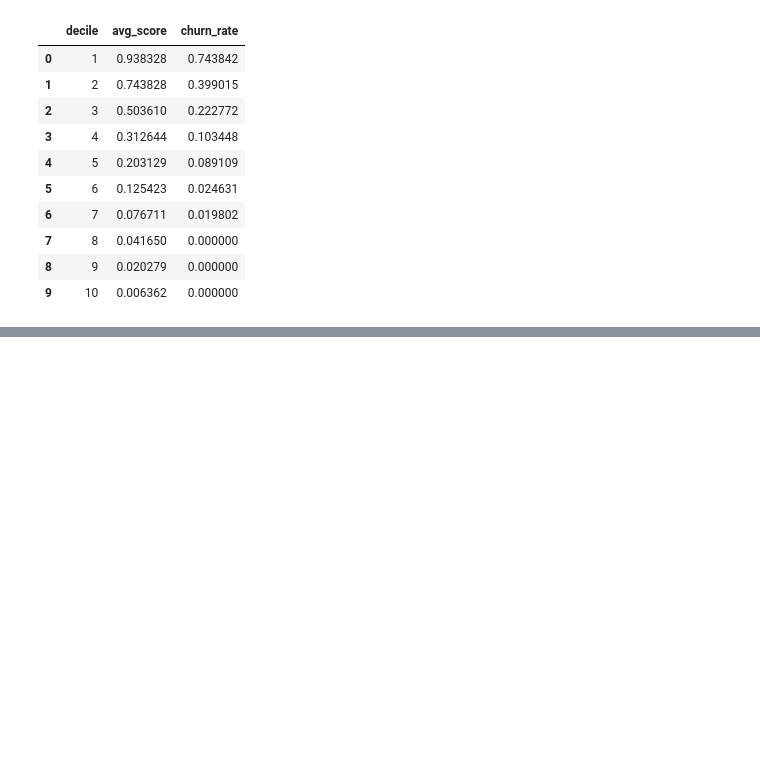
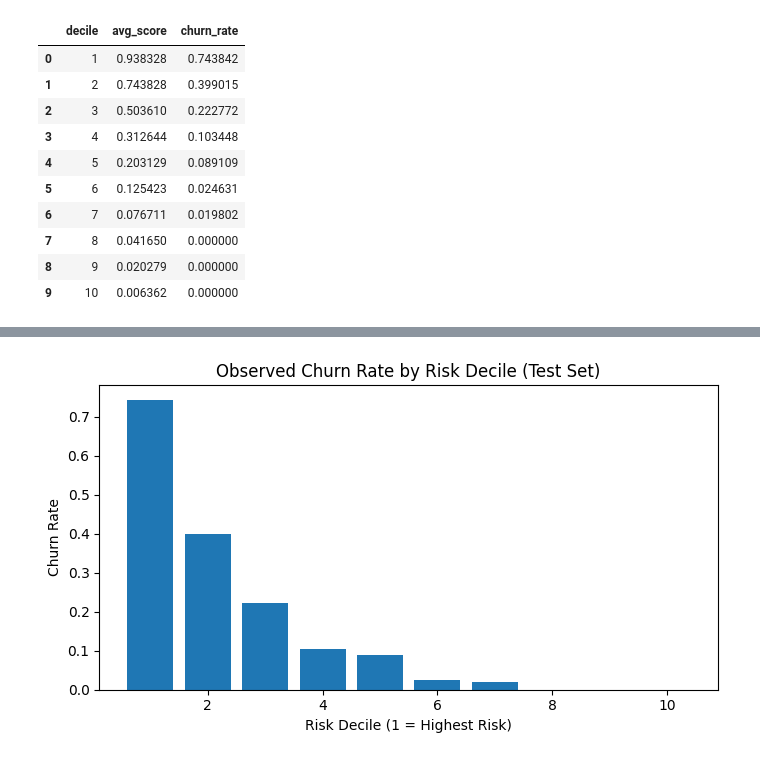
Before and after one commit to Mfouzan/Credit-Card-Churn, a Jupyter notebook: Credit Card.ipynb, the cells around one changed output, grey strips where cells are left out. Drawn from its saved outputs; the diff is of its cells as text; code cells hidden in the pictures; blank space fills up the shorter version.

```diff
--- a/Credit Card.ipynb
+++ b/Credit Card.ipynb
@@ -976,0 +1036,11 @@ decile_lift[["decile", "avg_score", "churn_rate"]]
+# %%
+plt.figure(figsize=(7,4))
+plt.bar(decile_lift["decile"], decile_lift["churn_rate"])
+plt.xlabel("Risk Decile (1 = Highest Risk)")
+plt.ylabel("Churn Rate")
+plt.title("Observed Churn Rate by Risk Decile (Test Set)")
+plt.tight_layout()
+plt.savefig("plots/decile_churn_rate.png", dpi=150)
+plt.show()
+# %% [output]
+[figure, added]
```
Also changed, not shown: parts of 3 cells of this notebook, 1 other file.
